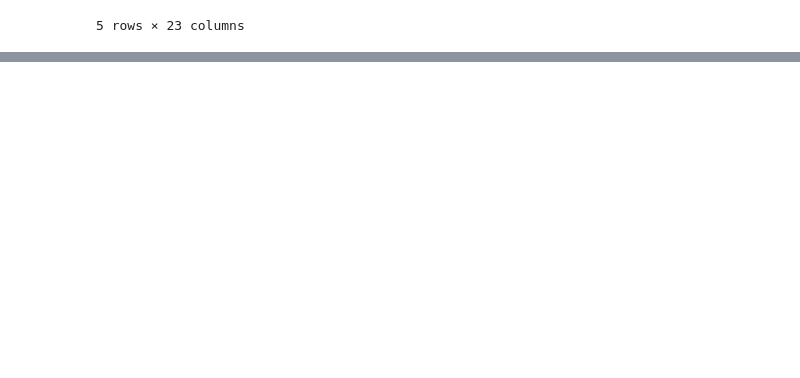
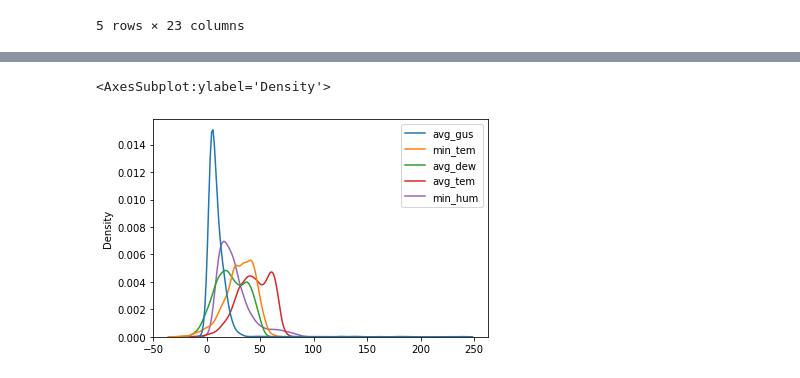
Before and after one commit to ubco-W2022T1-cosc301/project-group29, a Jupyter notebook: notebooks/analysis1.ipynb, the cells around one changed output, grey strips where cells are left out. Cells and saved outputs as stored; diff of their text form; code cells hidden in the pictures; blank space fills up the shorter version.

```diff
--- a/notebooks/analysis1.ipynb
+++ b/notebooks/analysis1.ipynb
@@ -68,0 +87,6 @@ There is a chance they fluctuate on similar/opposite patterns.
+# %%
+# sns.displot(data=df_new, x="avg_dew")
+sns.kdeplot(data=df_new[["avg_gus","min_tem","avg_dew","avg_tem","min_hum"]])
+# %% [output]
+<AxesSubplot:ylabel='Density'>
+[figure, added]
```
Also changed, not shown: parts of 16 cells of this notebook.
